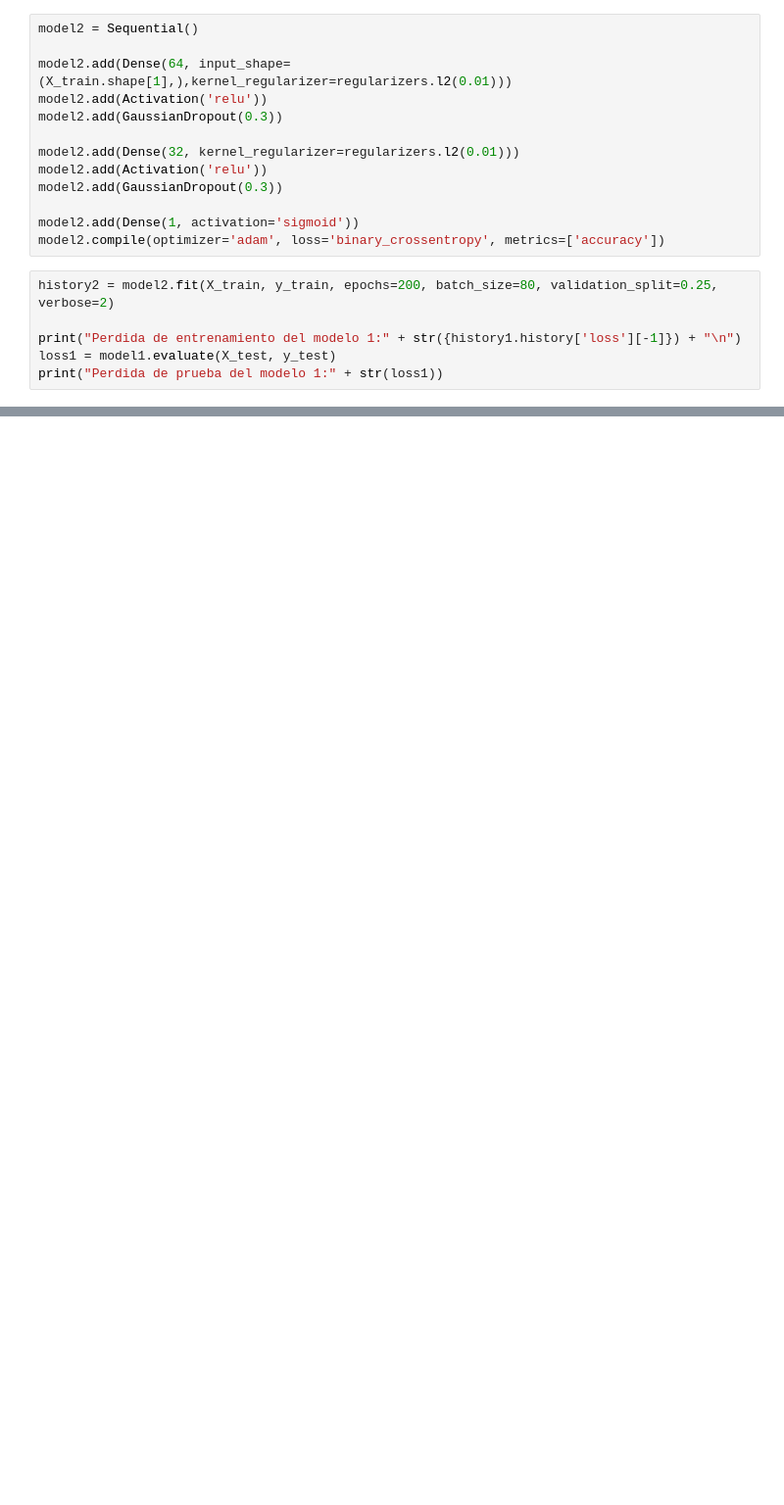
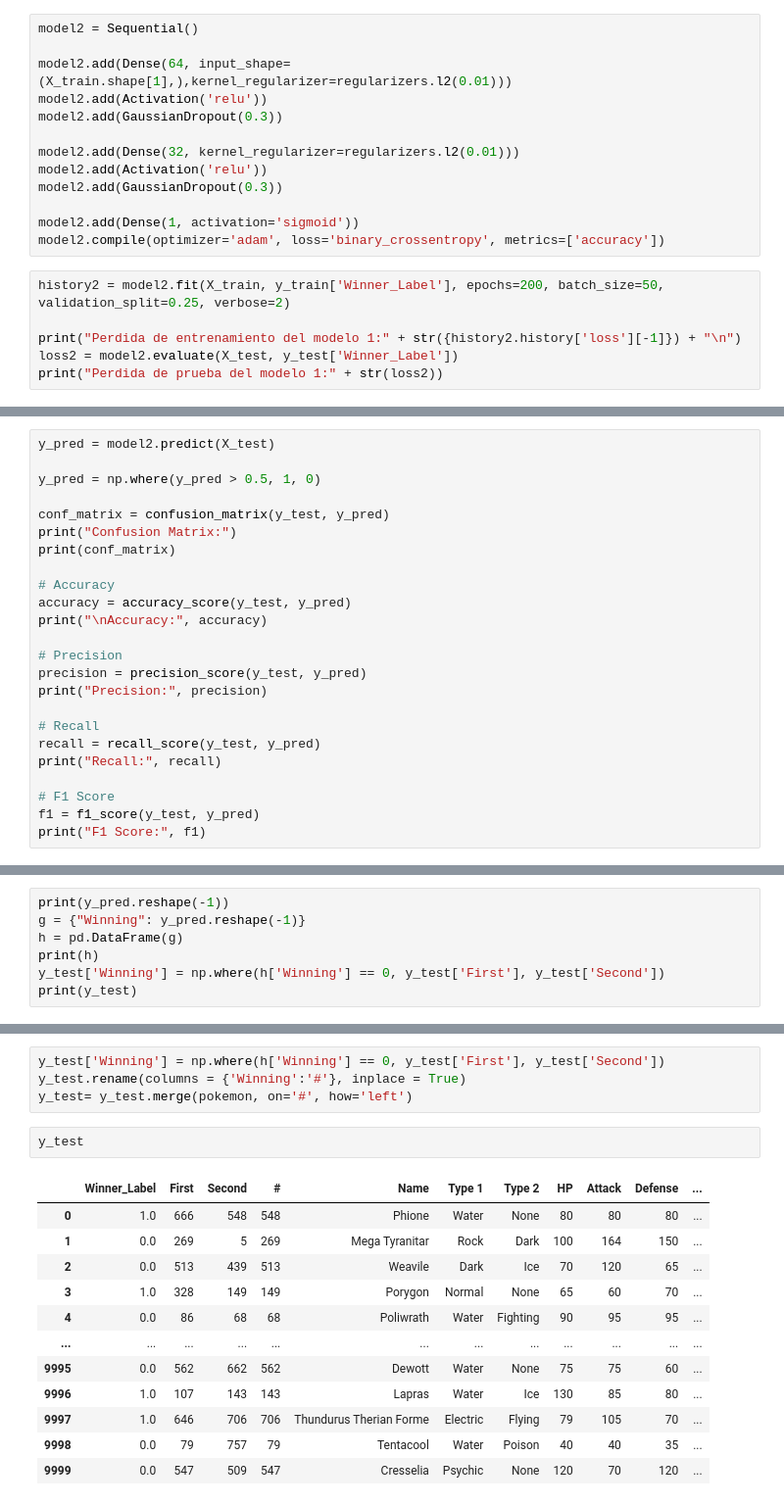
Before and after one commit to Roberto-VC/Proyecto-Deep, a Jupyter notebook: Proyecto.ipynb, the cells around one changed output, grey strips where cells are left out. Shown at 98% size. Saved outputs shown, nothing was run; the diff lists cells and outputs as text; blank space fills up the shorter version.

```diff
--- a/Proyecto.ipynb
+++ b/Proyecto.ipynb
@@ -477,10 +496,10 @@ model2.add(GaussianDropout(0.3))
 model2.add(Dense(1, activation='sigmoid'))
 model2.compile(optimizer='adam', loss='binary_crossentropy', metrics=['accuracy'])
 # %%
-history2 = model2.fit(X_train, y_train, epochs=200, batch_size=80, validation_split=0.25, verbose=2)
+history2 = model2.fit(X_train, y_train['Winner_Label'], epochs=200, batch_size=50, validation_split=0.25, verbose=2)
 
-print("Perdida de entrenamiento del modelo 1:" + str({history1.history['loss'][-1]}) + "\n")
-loss1 = model1.evaluate(X_test, y_test)
-print("Perdida de prueba del modelo 1:" + str(loss1))
+print("Perdida de entrenamiento del modelo 1:" + str({history2.history['loss'][-1]}) + "\n")
+loss2 = model2.evaluate(X_test, y_test['Winner_Label'])
+print("Perdida de prueba del modelo 1:" + str(loss2))
 # %% [output]
 Epoch 1/200
@@ -502,0 +526,24 @@ Perdida de prueba del modelo 1:[0.35965973138809204, 0.9172000288963318]
+# %%
+y_pred = model2.predict(X_test)
+
+y_pred = np.where(y_pred > 0.5, 1, 0)
+
+conf_matrix = confusion_matrix(y_test, y_pred)
+print("Confusion Matrix:")
+print(conf_matrix)
+
+# Accuracy
+accuracy = accuracy_score(y_test, y_pred)
+print("\nAccuracy:", accuracy)
+
+# Precision
+precision = precision_score(y_test, y_pred)
+print("Precision:", precision)
+
+# Recall
+recall = recall_score(y_test, y_pred)
+print("Recall:", recall)
+
+# F1 Score
+f1 = f1_score(y_test, y_pred)
+print("F1 Score:", f1)
@@ -502,0 +552,7 @@ Perdida de prueba del modelo 1:[0.35965973138809204, 0.9172000288963318]
+# %%
+print(y_pred.reshape(-1))
+g = {"Winning": y_pred.reshape(-1)}
+h = pd.DataFrame(g)
+print(h)
+y_test['Winning'] = np.where(h['Winning'] == 0, y_test['First'], y_test['Second'])
+print(y_test)
@@ -502,0 +593,19 @@ Perdida de prueba del modelo 1:[0.35965973138809204, 0.9172000288963318]
+# %%
+y_test['Winning'] = np.where(h['Winning'] == 0, y_test['First'], y_test['Second'])
+y_test.rename(columns = {'Winning':'#'}, inplace = True)
+y_test= y_test.merge(pokemon, on='#', how='left')
+# %%
+y_test
+# %% [output]
+|  | Winner_Label | First | Second | # | Name | Type 1 | Type 2 | HP | Attack | Defense | ... |
+| 0 | 1.0 | 666 | 548 | 548 | Phione | Water | None | 80 | 80 | 80 | ... |
+| 1 | 0.0 | 269 | 5 | 269 | Mega Tyranitar | Rock | Dark | 100 | 164 | 150 | ... |
+| 2 | 0.0 | 513 | 439 | 513 | Weavile | Dark | Ice | 70 | 120 | 65 | ... |
+| 3 | 1.0 | 328 | 149 | 149 | Porygon | Normal | None | 65 | 60 | 70 | ... |
+| 4 | 0.0 | 86 | 68 | 68 | Poliwrath | Water | Fighting | 90 | 95 | 95 | ... |
+| ... | ... | ... | ... | ... | ... | ... | ... | ... | ... | ... | ... |
+| 9995 | 0.0 | 562 | 662 | 562 | Dewott | Water | None | 75 | 75 | 60 | ... |
+| 9996 | 1.0 | 107 | 143 | 143 | Lapras | Water | Ice | 130 | 85 | 80 | ... |
+| 9997 | 1.0 | 646 | 706 | 706 | Thundurus Therian Forme | Electric | Flying | 79 | 105 | 70 | ... |
+| 9998 | 0.0 | 79 | 757 | 79 | Tentacool | Water | Poison | 40 | 40 | 35 | ... |
+| 9999 | 0.0 | 547 | 509 | 547 | Cresselia | Psychic | None | 120 | 70 | 120 | ... |
```
Also changed, not shown: parts of 13 cells of this notebook, 1 other file.
